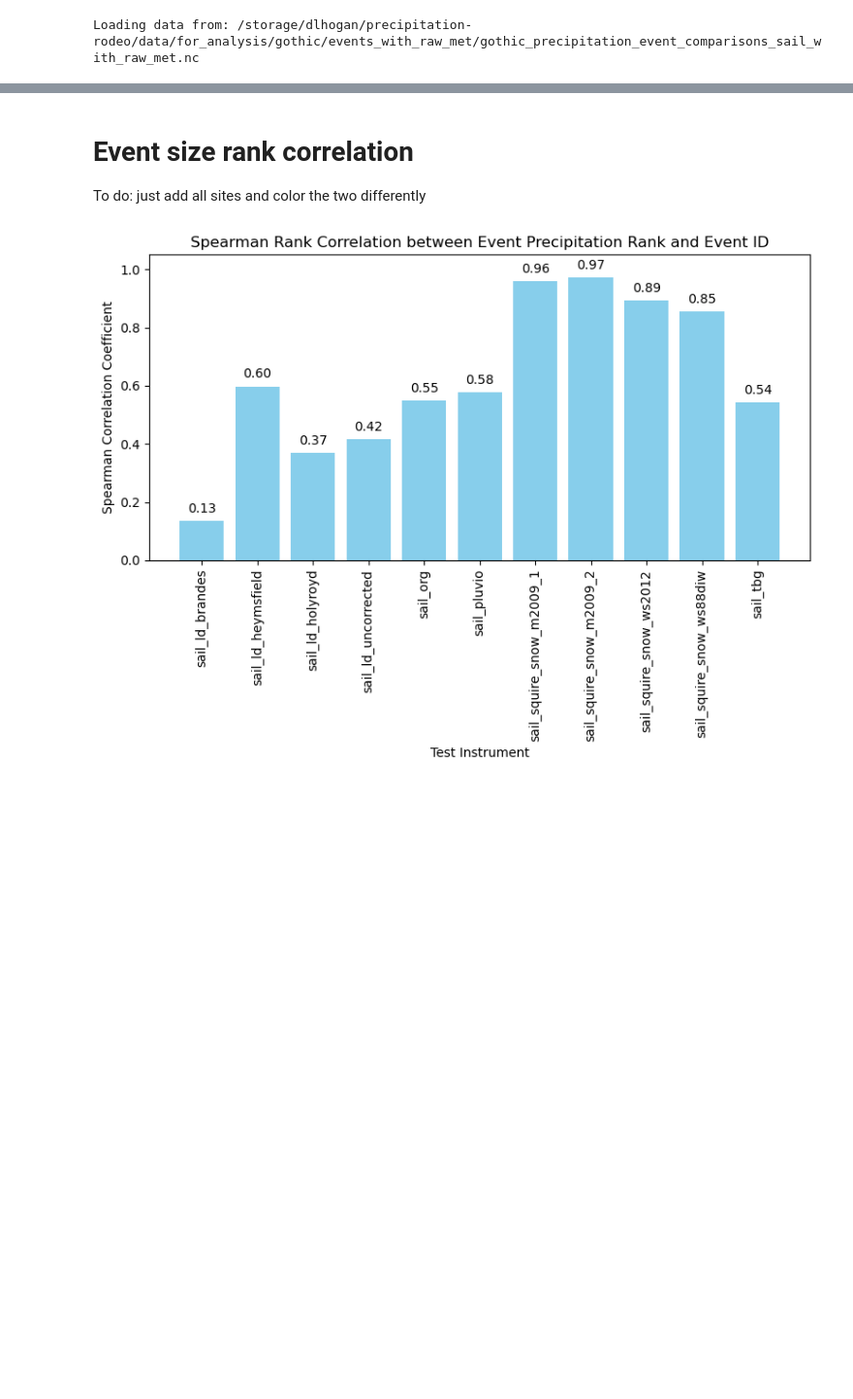
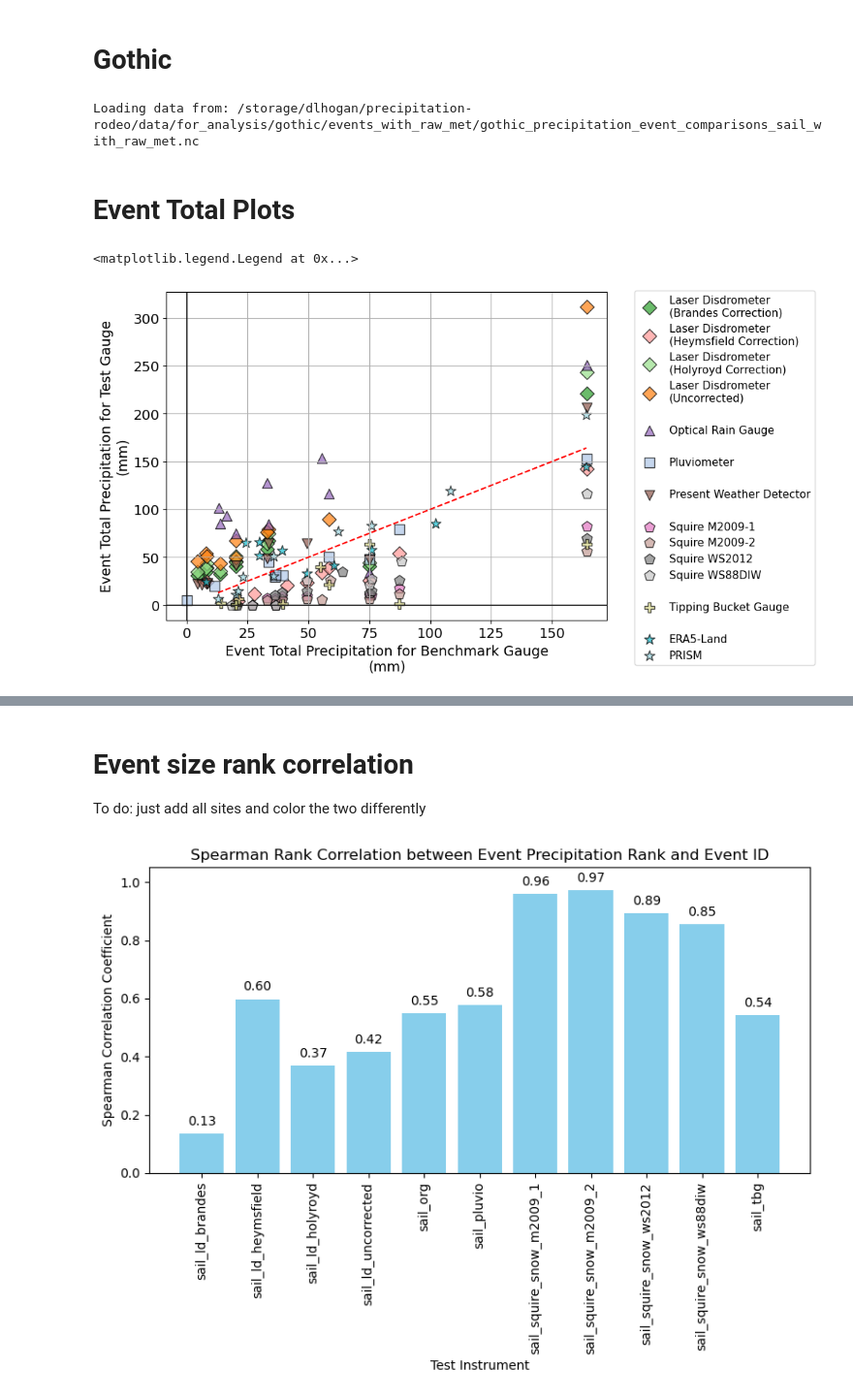
Before and after one commit to dlhogan97/S3-precipitation-rodeo, a Jupyter notebook: 03_analysis/04_event_normalization.ipynb, the cells around one changed output, grey strips where cells are left out. Shown at 97% size. Drawn from its saved outputs; the diff is of its cells as text; code cells hidden in the pictures; blank space fills up the shorter version.

```diff
--- a/03_analysis/04_event_normalization.ipynb
+++ b/03_analysis/04_event_normalization.ipynb
@@ -53,6 +56,8 @@ def get_file_destination(DATA_DIR, SRC, PRODUCT, WITH_MET, RAW_OR_NORMALIZED):
     else:
         SITE = input("Enter site name (gothic or kettle_ponds): ")
     return DATA_DIR / SITE / f"{FOLDER_NAME}{WITH_MET}" / f"{SITE}{PRODUCT_NAME}_precipitation_event_comparisons_{SRC}{WITH_MET}.nc"
+# %% [markdown]
+# Gothic
 # %%
 DATA_DIR = '/storage/dlhogan/precipitation-rodeo/data/for_analysis'
 # Define your root and sites
@@ -65,6 +70,66 @@ RAW_OR_NORMALIZED = "raw"  # or raw
 file_dest = get_file_destination(DATA_DIR, SRC, PRODUCT, WITH_MET, RAW_OR_NORMALIZED)
 print(f"Loading data from: {file_dest}")
 
-ds = xr.open_dataset(file_dest)
+ds = xr.open_dataset(file_dest).sel(event_id=slice(1, 10))
+PRODUCT = "gridded"
+gridded_ds = xr.open_dataset(get_file_destination(DATA_DIR, SRC, PRODUCT, WITH_MET, RAW_OR_NORMALIZED)).sel(event_id=slice(1, 10))
 # %% [output]
 Loading data from: /storage/dlhogan/precipitation-rodeo/data/for_analysis/gothic/events_with_raw_met/gothic_precipitation_event_comparisons_sail_with_raw_met.nc
+# %% [markdown]
+# Event Total Plots
+# %%
+instrument_plot_dict = helper_funcs.INSTRUMENT_PLOT_DICT
+# %%
+fig, ax = plt.subplots(figsize=(8, 6))
+
+for test_instrument in ds['test_instrument'].values:
+    if test_instrument == 'billy_barr_precip':
+        continue
+    sub_ds = ds.sel(benchmark='billy_barr_precip', test_instrument=test_instrument)
+    benchmark = sub_ds['benchmark_total'].dropna('event_id')
+    test_precip = sub_ds['others_total'].dropna('event_id')
+
+    # scatter plot with regression line
+
+    ax.scatter(benchmark, test_precip, alpha=0.7, label=instrument_plot_dict[test_instrument]['name'],
+               color=instrument_plot_dict[test_instrument]['color'],
+               marker=instrument_plot_dict[test_instrument]['marker'],
+               s=instrument_plot_dict[test_instrument]['size'],
+               ec='black',)
+    # blank spots for legend
+    if test_instrument in ['sail_ld_uncorrected', 'sail_org', 'sail_pluvio', 'sail_squire_ws88diw',  'sail_pwd', 'sail_tbg']:
+        ax.scatter([], [], label=' ',
+               color='white',
+               marker=instrument_plot_dict[test_instrument]['marker'],
+               s=100)
+for test_instrument in ['era5_land_tp', 'prism_ppt']:
+    sub_ds = gridded_ds.sel(benchmark='billy_barr_precip', test_instrument=test_instrument)
+    benchmark = sub_ds['benchmark_total'].dropna('event_id')
+    test_precip = sub_ds['others_total'].dropna('event_id')
+
+    # scatter plot with regression line
+
+    ax.scatter(benchmark, test_precip, alpha=0.7, label=instrument_plot_dict[test_instrument]['name'],
+               color=instrument_plot_dict[test_instrument]['color'],
+               marker=instrument_plot_dict[test_instrument]['marker'],
+               s=instrument_plot_dict[test_instrument]['size'],
+               ec='black',)
+
+ax.plot([benchmark.min(), benchmark.max()], [benchmark.min(), benchmark.max()], 'r--',)
+ax.axhline(0, color='black', linewidth=1.1)
+ax.axvline(0, color='black', linewidth=1.1)
+ax.set_xlabel('Event Total Precipitation for Benchmark Gauge\n(mm)', fontsize=14)
+ax.set_ylabel('Event Total Precipitation for Test Gauge\n(mm)', fontsize=14)
+# ax.set_title('Event Total Precipitation Comparison', fontsize=16)
+
+# set tick label size
+# use fixed locator to avoid matplotlib warning
+ax.xaxis.set_major_locator(FixedLocator(ax.get_xticks()))
+ax.yaxis.set_major_locator(FixedLocator(ax.get_yticks()))
+ax.set_xticklabels(ax.get_xticks().astype(int), fontsize=14)
+ax.set_yticklabels(ax.get_yticks().astype(int), fontsize=14)
+ax.grid(True)
+ax.legend(bbox_to_anchor=(1.05, 1.02), loc='upper left',  title_fontsize='13', fontsize='11')
+# %% [output]
+<matplotlib.legend.Legend at 0x...>
+[figure, added]
```
Also changed, not shown: parts of 19 cells of this notebook, 24 other files.
